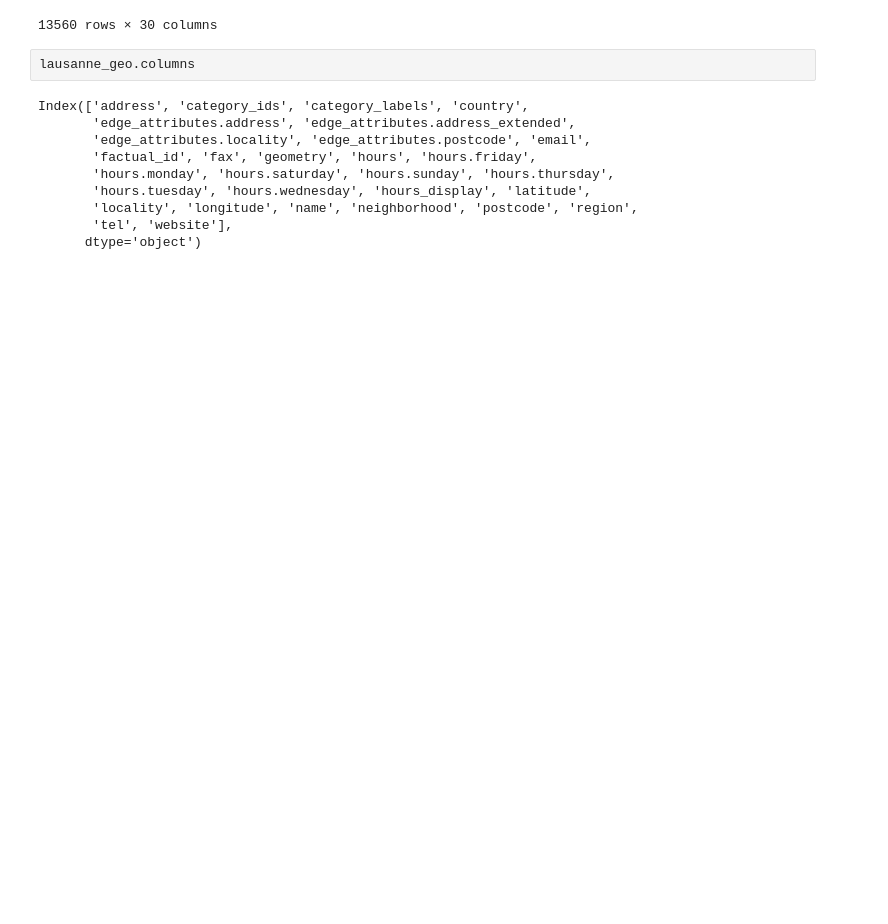
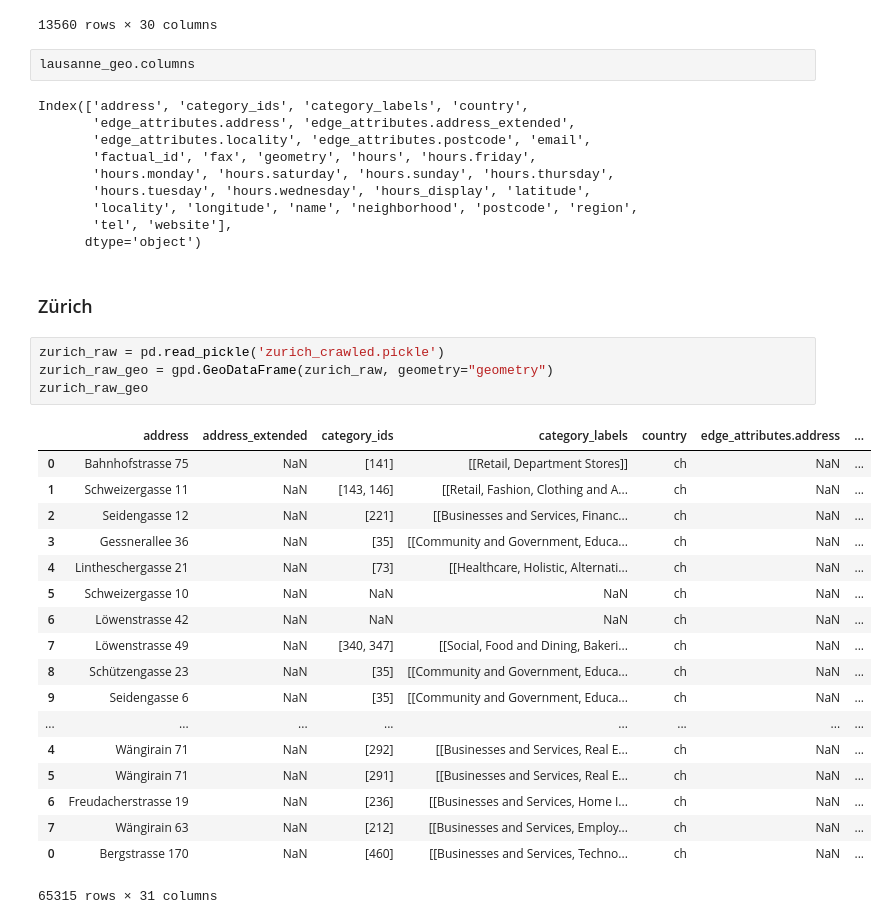
Before and after one commit to PaluchowskiMatthew/ADA-Orion, a Jupyter notebook: Lausanne & Zurich places.ipynb, the cells around one changed output. Drawn from its saved outputs; the diff is of its cells as text; blank space fills up the shorter version.

```diff
--- a/Lausanne & Zurich places.ipynb
+++ b/Lausanne & Zurich places.ipynb
@@ -101,3 +103,28 @@ Index(['address', 'category_ids', 'category_labels', 'country',
        'locality', 'longitude', 'name', 'neighborhood', 'postcode', 'region',
        'tel', 'website'],
       dtype='object')
+# %% [markdown]
+### Zürich
+# %%
+zurich_raw = pd.read_pickle('zurich_crawled.pickle')
+zurich_raw_geo = gpd.GeoDataFrame(zurich_raw, geometry="geometry")
+zurich_raw_geo
+# %% [output]
+|  | address | address_extended | category_ids | category_labels | country | edge_attributes.address | ... |
+| 0 | Bahnhofstrasse 75 | NaN | [141] | [[Retail, Department Stores]] | ch | NaN | ... |
+| 1 | Schweizergasse 11 | NaN | [143, 146] | [[Retail, Fashion, Clothing and A... | ch | NaN | ... |
+| 2 | Seidengasse 12 | NaN | [221] | [[Businesses and Services, Financ... | ch | NaN | ... |
+| 3 | Gessnerallee 36 | NaN | [35] | [[Community and Government, Educa... | ch | NaN | ... |
+| 4 | Lintheschergasse 21 | NaN | [73] | [[Healthcare, Holistic, Alternati... | ch | NaN | ... |
+| 5 | Schweizergasse 10 | NaN | NaN | NaN | ch | NaN | ... |
+| 6 | Löwenstrasse 42 | NaN | NaN | NaN | ch | NaN | ... |
+| 7 | Löwenstrasse 49 | NaN | [340, 347] | [[Social, Food and Dining, Bakeri... | ch | NaN | ... |
+| 8 | Schützengasse 23 | NaN | [35] | [[Community and Government, Educa... | ch | NaN | ... |
+| 9 | Seidengasse 6 | NaN | [35] | [[Community and Government, Educa... | ch | NaN | ... |
+| ... | ... | ... | ... | ... | ... | ... | ... |
+| 4 | Wängirain 71 | NaN | [292] | [[Businesses and Services, Real E... | ch | NaN | ... |
+| 5 | Wängirain 71 | NaN | [291] | [[Businesses and Services, Real E... | ch | NaN | ... |
+| 6 | Freudacherstrasse 19 | NaN | [236] | [[Businesses and Services, Home I... | ch | NaN | ... |
+| 7 | Wängirain 63 | NaN | [212] | [[Businesses and Services, Employ... | ch | NaN | ... |
+| 0 | Bergstrasse 170 | NaN | [460] | [[Businesses and Services, Techno... | ch | NaN | ... |
+65315 rows × 31 columns
```
Also changed, not shown: parts of 2 cells of this notebook, 1 other file.
